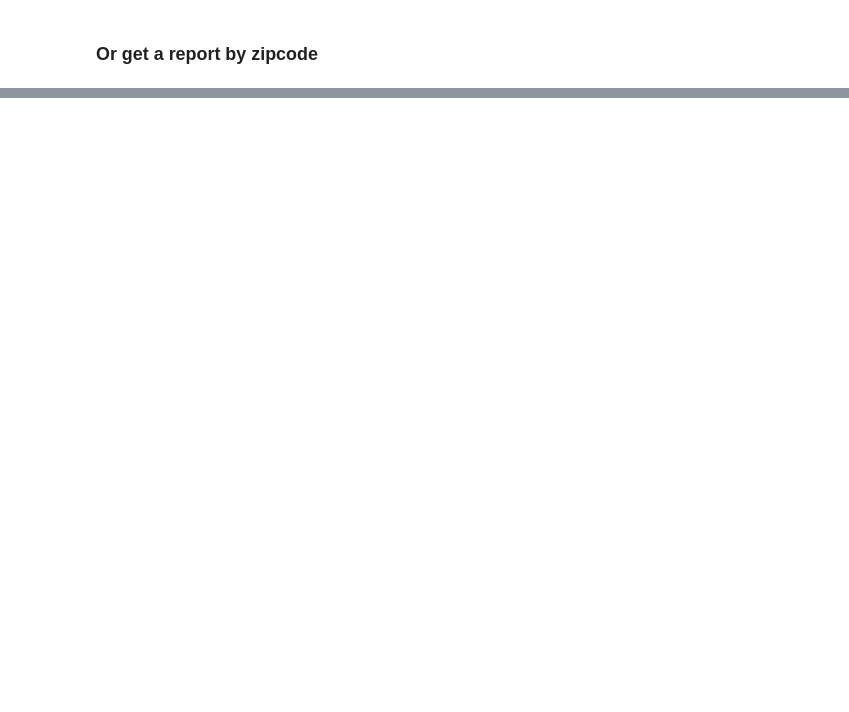
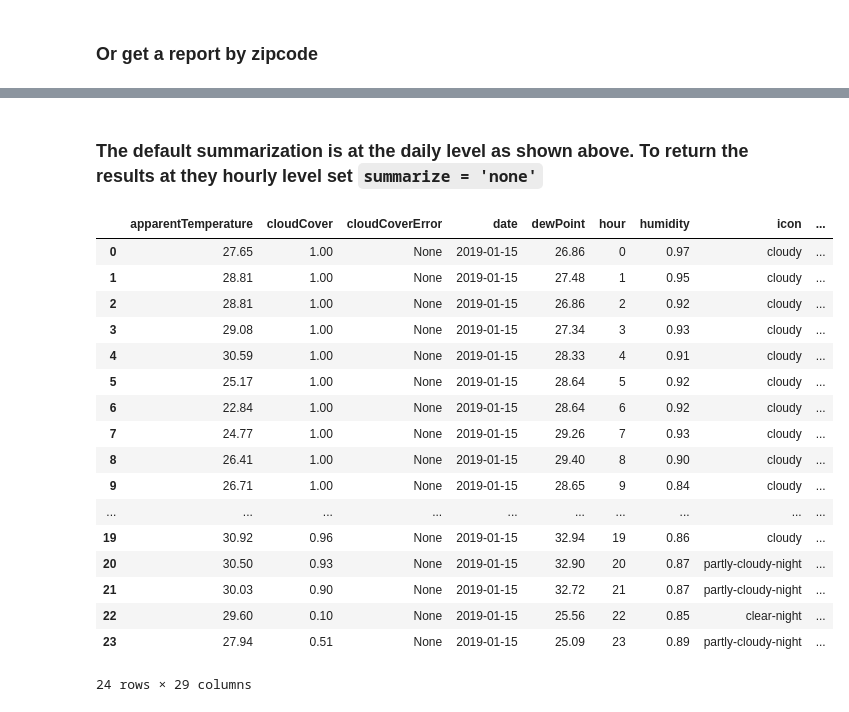
Before and after one commit to aid4mh/gSCAP, a Jupyter notebook: notebooks/demos/weather.ipynb, the cells around one changed output, grey strips where cells are left out. Saved outputs shown, nothing was run; the diff lists cells and outputs as text; code cells hidden in the pictures; blank space fills up the shorter version.

```diff
--- a/notebooks/demos/weather.ipynb
+++ b/notebooks/demos/weather.ipynb
@@ -90,0 +49,13 @@ pd.DataFrame(report.get('report')).head()
+# %%
+requests = [
+    (today, 47579),
+    (47579, today-dt.timedelta(days=1)),
+    (38.11, -86.92, today-dt.timedelta(days=2)),
+    (today-dt.timedelta(days=3), 38.11, -86.92),
+    (38.11, today-dt.timedelta(days=4), -86.92),
+]
+
+report = weather.weather_report(requests)
+
+pd.DataFrame(report.get('report')).head()
+print(f'hits: {report["hits"]}, misses: {report["misses"]}')
@@ -90,0 +71,25 @@ pd.DataFrame(report.get('report')).head()
+# %% [markdown]
+### The default summarization is at the daily level as shown above. To return the results at they hourly level set `summarize = 'none'`
+# %%
+report = weather.weather_report(requests, summarize='none')
+report = pd.DataFrame(report.get('report'))
+report.head(50)
+# %% [output]
+|  | apparentTemperature | cloudCover | cloudCoverError | date | dewPoint | hour | humidity | icon | ... |
+| 0 | 27.65 | 1.00 | None | 2019-01-15 | 26.86 | 0 | 0.97 | cloudy | ... |
+| 1 | 28.81 | 1.00 | None | 2019-01-15 | 27.48 | 1 | 0.95 | cloudy | ... |
+| 2 | 28.81 | 1.00 | None | 2019-01-15 | 26.86 | 2 | 0.92 | cloudy | ... |
+| 3 | 29.08 | 1.00 | None | 2019-01-15 | 27.34 | 3 | 0.93 | cloudy | ... |
+| 4 | 30.59 | 1.00 | None | 2019-01-15 | 28.33 | 4 | 0.91 | cloudy | ... |
+| 5 | 25.17 | 1.00 | None | 2019-01-15 | 28.64 | 5 | 0.92 | cloudy | ... |
+| 6 | 22.84 | 1.00 | None | 2019-01-15 | 28.64 | 6 | 0.92 | cloudy | ... |
+| 7 | 24.77 | 1.00 | None | 2019-01-15 | 29.26 | 7 | 0.93 | cloudy | ... |
+| 8 | 26.41 | 1.00 | None | 2019-01-15 | 29.40 | 8 | 0.90 | cloudy | ... |
+| 9 | 26.71 | 1.00 | None | 2019-01-15 | 28.65 | 9 | 0.84 | cloudy | ... |
+| ... | ... | ... | ... | ... | ... | ... | ... | ... | ... |
+| 19 | 30.92 | 0.96 | None | 2019-01-15 | 32.94 | 19 | 0.86 | cloudy | ... |
+| 20 | 30.50 | 0.93 | None | 2019-01-15 | 32.90 | 20 | 0.87 | partly-cloudy-night | ... |
+| 21 | 30.03 | 0.90 | None | 2019-01-15 | 32.72 | 21 | 0.87 | partly-cloudy-night | ... |
+| 22 | 29.60 | 0.10 | None | 2019-01-15 | 25.56 | 22 | 0.85 | clear-night | ... |
+| 23 | 27.94 | 0.51 | None | 2019-01-15 | 25.09 | 23 | 0.89 | partly-cloudy-night | ... |
+24 rows × 29 columns
```
Also changed, not shown: parts of 10 cells of this notebook, 4 other files.
